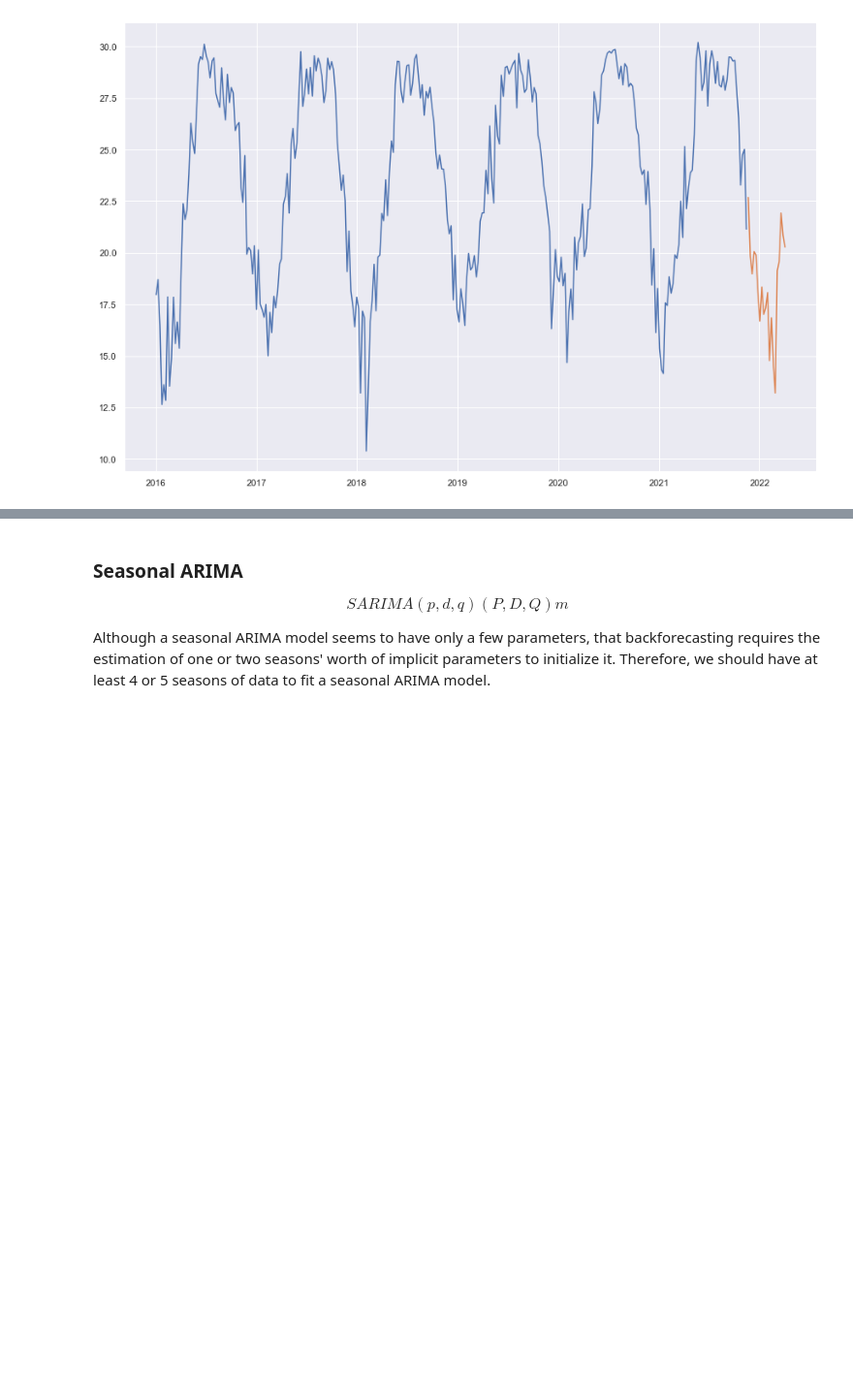
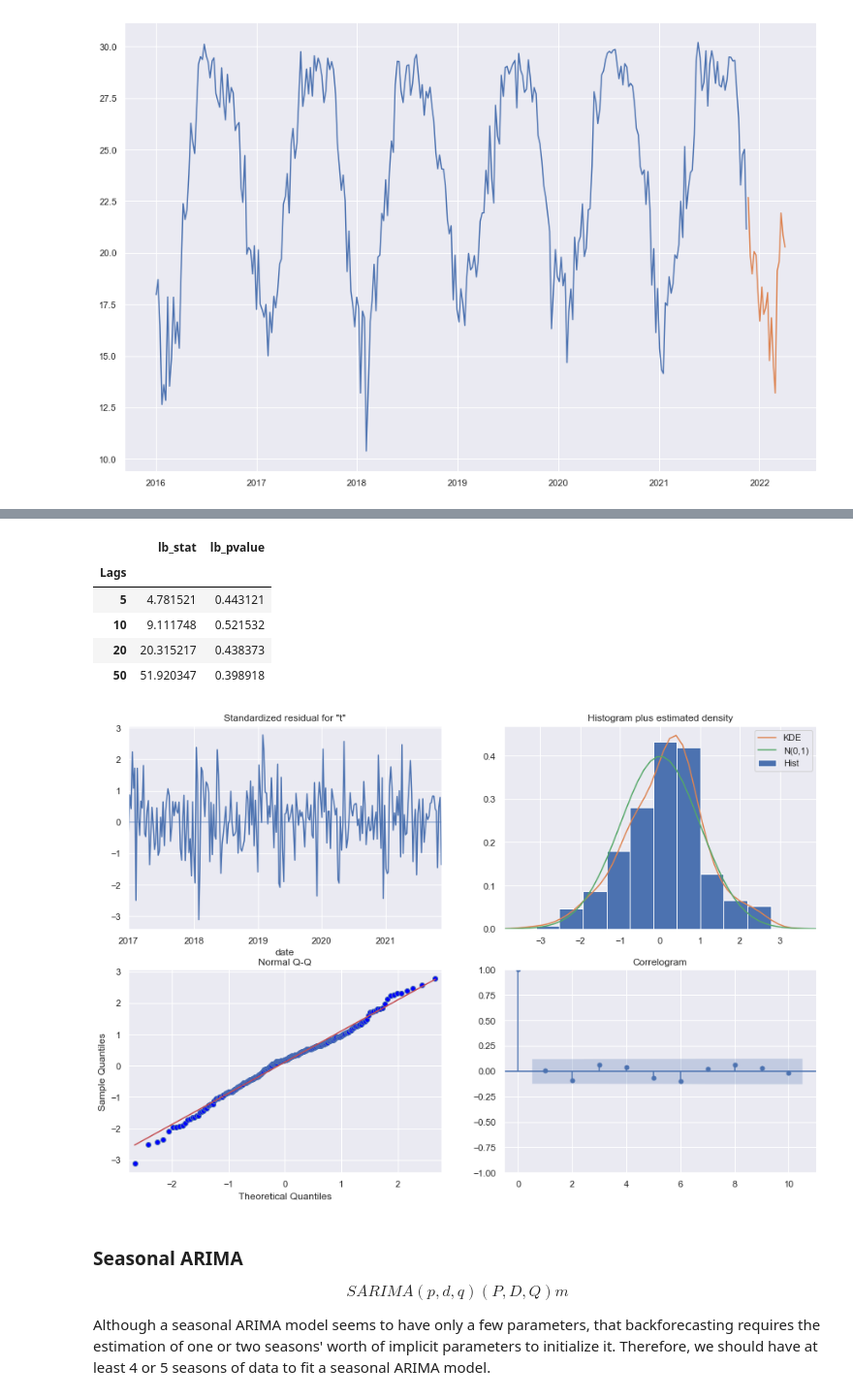
Before and after one commit to Nonug/stat4601-project, a Jupyter notebook: model_fitting.ipynb, the cells around one changed output, grey strips where cells are left out. Shown at 97% size. Saved outputs shown, nothing was run; the diff lists cells and outputs as text; code cells hidden in the pictures; blank space fills up the shorter version.

```diff
--- a/model_fitting.ipynb
+++ b/model_fitting.ipynb
@@ -108,3 +137,30 @@ stepwise_model.df_model()
+# %%
+# Not accurate for some reason
+# Have to use auto_fitted.standardized_forecasts_error[0] instead of auto_fitted.resid
+# https://github.com/statsmodels/statsmodels/issues/7349
+# But still not accurate
+# acorr_ljungbox(auto_fitted.standardized_forecasts_error[0], period=52, model_df=auto_fitted.df_model, return_df=True)
+# Definition
+# https://github.com/statsmodels/statsmodels/blob/ad64444f4376483cb20f4432048dc8d73b830dcd/statsmodels/tsa/statespace/mlemodel.py
+
+auto_fitted.plot_diagnostics(figsize=(15,10))
+lags = [5,10,20,50]
+lb_test = auto_fitted.test_serial_correlation(method="ljungbox", lags=lags)
+# lb_test.shape
+lb_test = pd.DataFrame({
+            "lb_stat": lb_test[0][0],
+            "lb_pvalue": lb_test[0][1]
+        }, index=lags)
+lb_test.index.names = ["Lags"]
+lb_test
+# %% [output]
+|  | lb_stat | lb_pvalue |
+| Lags |  |  |
+| 5 | 4.781521 | 0.443121 |
+| 10 | 9.111748 | 0.521532 |
+| 20 | 20.315217 | 0.438373 |
+| 50 | 51.920347 | 0.398918 |
+[figure, added]
 # %% [markdown]
 ### Seasonal ARIMA
 
```
Also changed, not shown: parts of 15 cells of this notebook, 6 other files.
